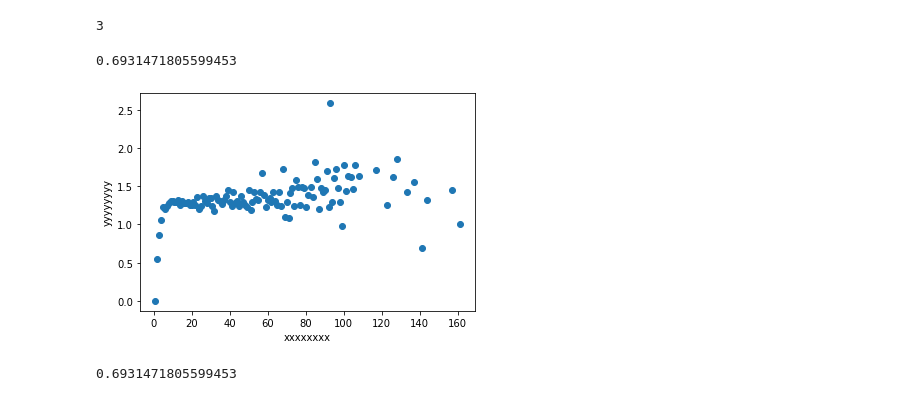
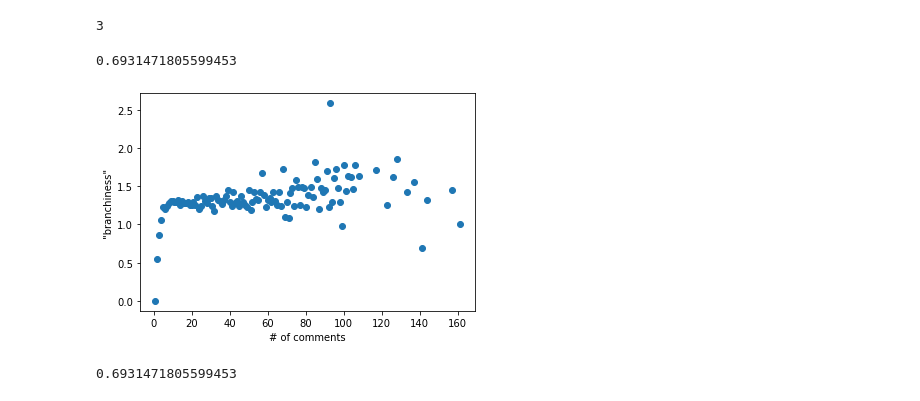
Before and after one commit to cephcyn/cornell_cs6742, a Jupyter notebook: nb_exploratory.ipynb, the cells around one changed output. Saved outputs shown, nothing was run; the diff lists cells and outputs as text; code cells hidden in the pictures.

```diff
--- a/nb_exploratory.ipynb
+++ b/nb_exploratory.ipynb
@@ -128,36 +128,36 @@ def branchiness(username, postID):
 
 username = "ralpher313"
 postID = "t3_5c8xdc"
 print(branchiness(username, postID))
 
 # Sanity check this metric?
 
 import math
 import matplotlib.pyplot as plt
 
 t = []
 for postID in gAll:
     for uname in gAll[postID]['user_responders']:
         t.append((
             len(gAll[postID]['user_responders'][uname]),
             branchiness(uname, postID),
         ))
 tNext = []
 for l in set([i[0] for i in t]):
     v = [i[1] for i in t if i[0]==l]
     v = sum(v)/len(v)
     tNext.append( (l, v) )
 t = tNext
 plt.scatter(
     [x for (x, _) in t],
     [y for (_, y) in t],
 )
-plt.xlabel('xxxxxxxx')
-plt.ylabel('yyyyyyyy')
+plt.xlabel('# of comments')
+plt.ylabel('"branchiness"')
 plt.show()
 # %% [output]
 0.6931471805599453
-[figure, old version]
+[figure, new version]
 # %%
 import statistics
 
```
